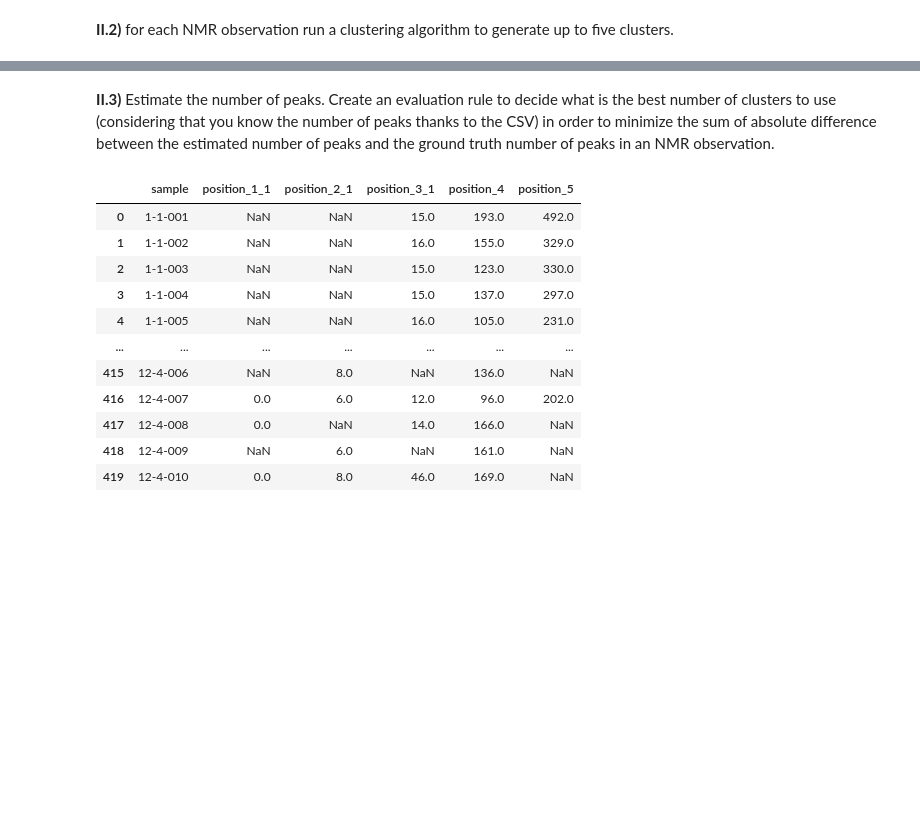
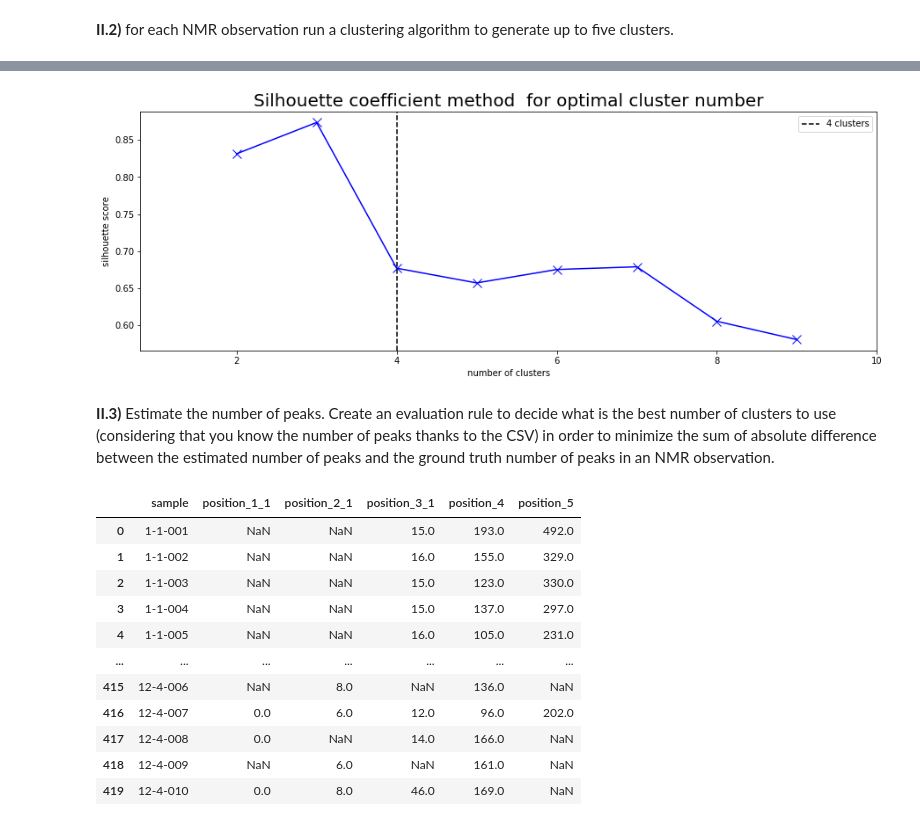
Before and after one commit to nicolas1805961/NMR-signal-machine-learning, a Jupyter notebook: challenge_evaluation.ipynb, the cells around one changed output, grey strips where cells are left out. Cells and saved outputs as stored; diff of their text form; code cells hidden in the pictures; blank space fills up the shorter version.

```diff
--- a/challenge_evaluation.ipynb
+++ b/challenge_evaluation.ipynb
@@ -202,3 +240,26 @@ print(np.where(dev==max(dev))[0][0]+1, ' clusters is best')
+# %%
+plt.figure(figsize=(15, 5))
+
+# Silhouette Method
+
+sils = []
+for i in range(2, 10):
+    kmeans = KMeans(n_clusters=i, random_state=0).fit(X.reshape(-1, 1))
+    label = kmeans.labels_
+    sil_coeff = silhouette_score(X.reshape(-1, 1), label, metric='euclidean')
+    sils.append(sil_coeff)
+k_opt_s = np.argmax(sils) + 3
+
+plt.plot(range(2, 10), sils, 'bx-', markersize=10)
+plt.axvline(x=k_opt_s, color='k', linestyle='--', label=f'{k_opt_s} clusters')
+plt.ylabel('silhouette score')
+plt.xlabel('number of clusters')
+plt.legend()
+plt.xlim((0.8, 10))
+plt.title('Silhouette coefficient method  for optimal cluster number', size=20)
+plt.show()
+# %% [output]
+[figure, added]
 # %% [markdown]
 **II.3)** Estimate the number of peaks. Create an evaluation rule to decide what is the best number of clusters to use (considering that you know the number of peaks thanks to the CSV) in order to minimize the sum of absolute difference between the estimated number of peaks and the ground truth number of peaks in an NMR observation.
 # %%
```
Also changed, not shown: parts of 21 cells of this notebook.
